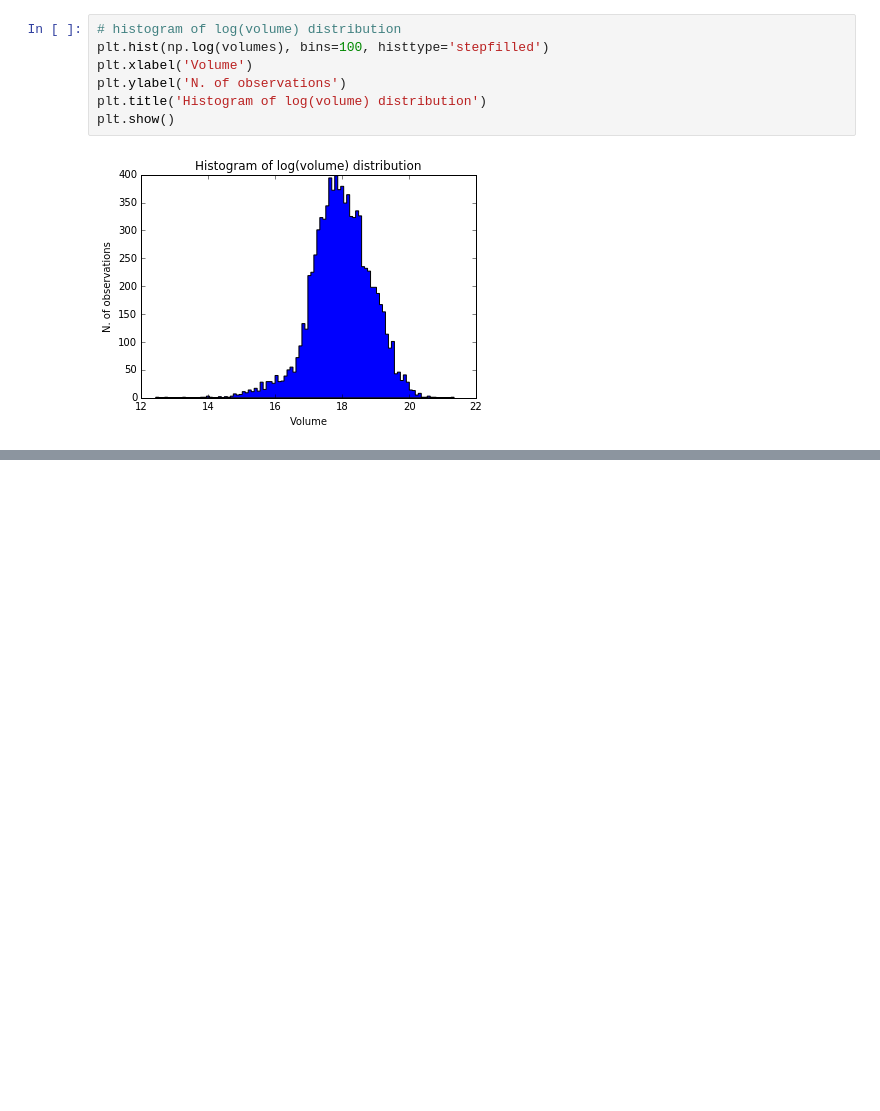
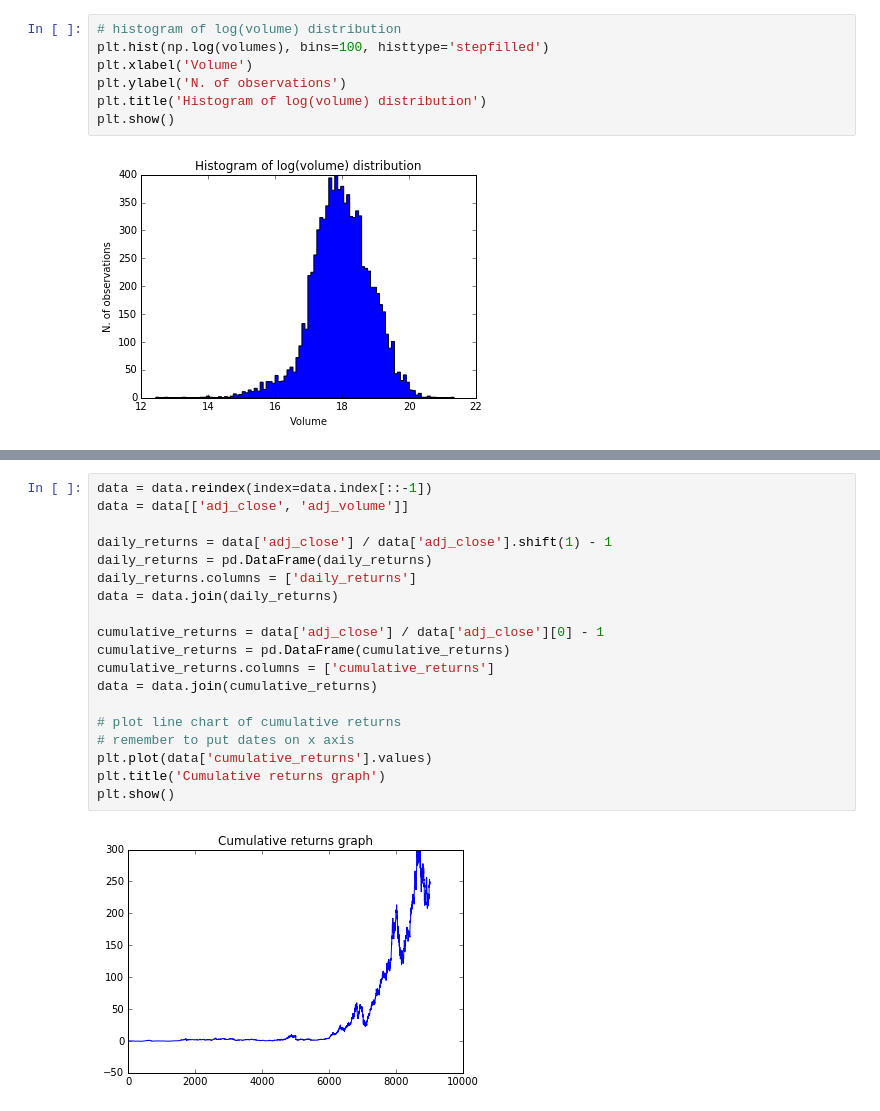
Before and after one commit to DannyZuko/machine-learning, a Jupyter notebook: projects/capstone/report.ipynb, the cells around one changed output, grey strips where cells are left out. Saved outputs shown, nothing was run; the diff lists cells and outputs as text; blank space fills up the shorter version.

```diff
--- a/projects/capstone/report.ipynb
+++ b/projects/capstone/report.ipynb
@@ -274,0 +293,21 @@ Since it is possible that our data is not linearly separable given our human-eng
+# %%
+data = data.reindex(index=data.index[::-1])
+data = data[['adj_close', 'adj_volume']]
+
+daily_returns = data['adj_close'] / data['adj_close'].shift(1) - 1
+daily_returns = pd.DataFrame(daily_returns)
+daily_returns.columns = ['daily_returns']
+data = data.join(daily_returns)
+
+cumulative_returns = data['adj_close'] / data['adj_close'][0] - 1
+cumulative_returns = pd.DataFrame(cumulative_returns)
+cumulative_returns.columns = ['cumulative_returns']
+data = data.join(cumulative_returns)
+
+# plot line chart of cumulative returns
+# remember to put dates on x axis
+plt.plot(data['cumulative_returns'].values)
+plt.title('Cumulative returns graph')
+plt.show()
+# %% [output]
+[figure, added]
```
Also changed, not shown: parts of 4 cells of this notebook, 1 other file.
